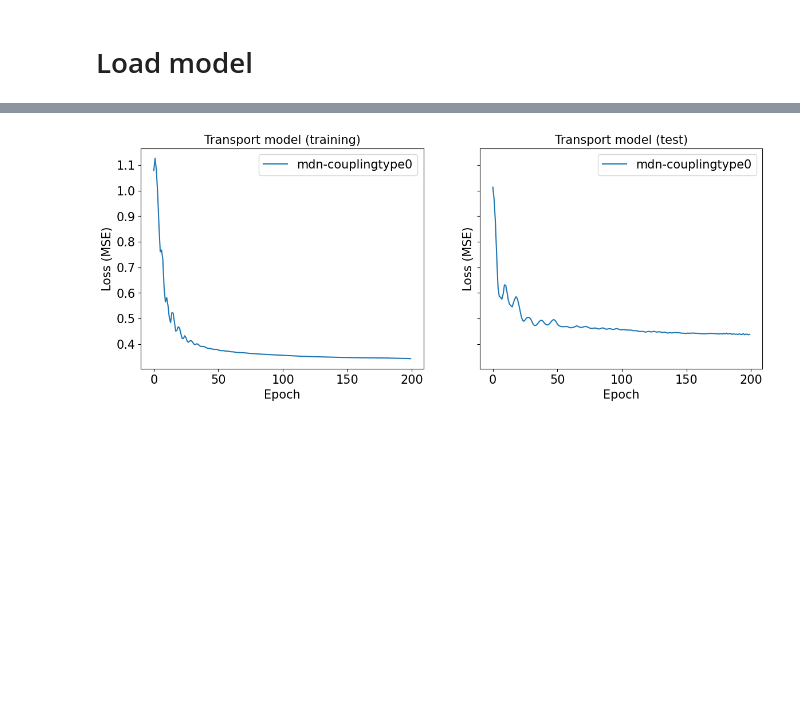
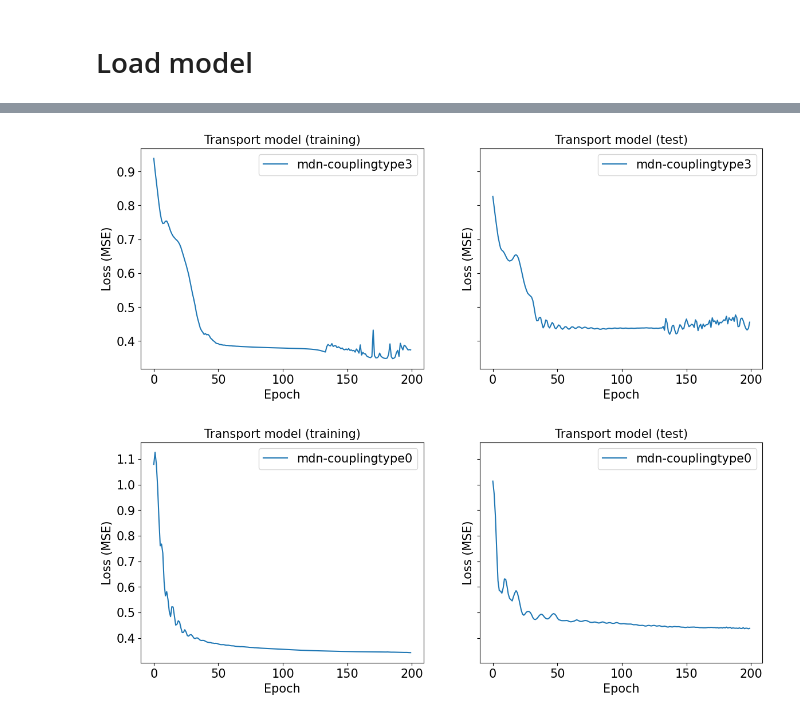
Before and after one commit to PeishiJiang/DiffFlowTransport, a Jupyter notebook: Plynlimon/Postprocess_mdn.ipynb, the cells around one changed output, grey strips where cells are left out. Saved outputs shown, nothing was run; the diff lists cells and outputs as text; code cells hidden in the pictures; blank space fills up the shorter version.

```diff
--- a/Plynlimon/Postprocess_mdn.ipynb
+++ b/Plynlimon/Postprocess_mdn.ipynb
@@ -41,3 +39,14 @@ INFO:2025-02-25 11:06:57,377:jax._src.xla_bridge:945: Unable to initialize backe
+# %%
+fig, axes = plt.subplots(1, 2, figsize=(14,5), sharey=True)
+axes[0].plot(loss['transport_loss']['train'], label=model_name)
+axes[1].plot(loss['transport_loss']['test'], label=model_name)
+
+for i,ax in enumerate(axes):
+    ax.set(xlabel='Epoch', ylabel='Loss (MSE)',
+           title='Transport model (training)' if i==0 else 'Transport model (test)')
+    ax.legend()
+# %% [output]
+[figure, added]
 # %%
 fig, axes = plt.subplots(1, 2, figsize=(14,5), sharey=True)
 axes[0].plot(loss['transport_loss']['train'], label=model_name)
```
Also changed, not shown: parts of 12 cells of this notebook, 5 other files.
